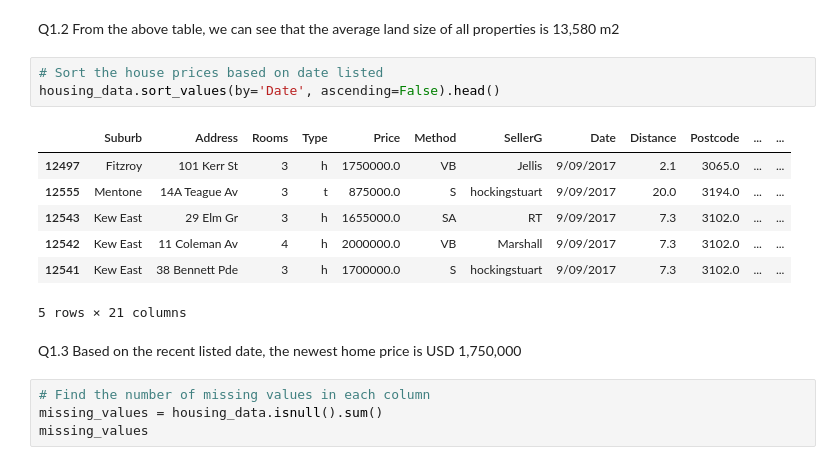
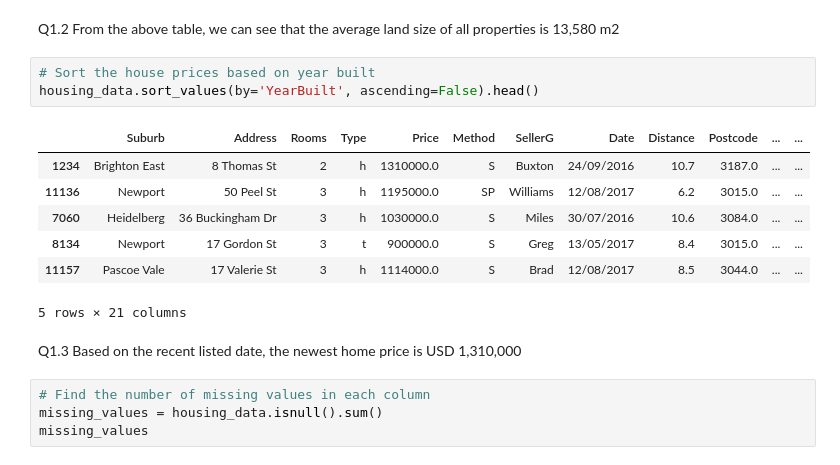
Before and after one commit to samw0627/513_ICTE6, a Jupyter notebook: housing.ipynb, the cells around one changed output. Drawn from its saved outputs; the diff is of its cells as text.

Commit message:
revise housing data

```diff
--- a/housing.ipynb
+++ b/housing.ipynb
@@ -40,18 +40,18 @@ housing_data.describe()
 # %% [markdown]
 Q1.2 From the above table, we can see that the average land size of all properties is 13,580 m2
 # %%
-# Sort the house prices based on date listed
-housing_data.sort_values(by='Date', ascending=False).head()
+# Sort the house prices based on year built
+housing_data.sort_values(by='YearBuilt', ascending=False).head()
 # %% [output]
 |  | Suburb | Address | Rooms | Type | Price | Method | SellerG | Date | Distance | Postcode | ... | ... |
-| 12497 | Fitzroy | 101 Kerr St | 3 | h | 1750000.0 | VB | Jellis | 9/09/2017 | 2.1 | 3065.0 | ... | ... |
-| 12555 | Mentone | 14A Teague Av | 3 | t | 875000.0 | S | hockingstuart | 9/09/2017 | 20.0 | 3194.0 | ... | ... |
-| 12543 | Kew East | 29 Elm Gr | 3 | h | 1655000.0 | SA | RT | 9/09/2017 | 7.3 | 3102.0 | ... | ... |
-| 12542 | Kew East | 11 Coleman Av | 4 | h | 2000000.0 | VB | Marshall | 9/09/2017 | 7.3 | 3102.0 | ... | ... |
-| 12541 | Kew East | 38 Bennett Pde | 3 | h | 1700000.0 | S | hockingstuart | 9/09/2017 | 7.3 | 3102.0 | ... | ... |
+| 1234 | Brighton East | 8 Thomas St | 2 | h | 1310000.0 | S | Buxton | 24/09/2016 | 10.7 | 3187.0 | ... | ... |
+| 11136 | Newport | 50 Peel St | 3 | h | 1195000.0 | SP | Williams | 12/08/2017 | 6.2 | 3015.0 | ... | ... |
+| 7060 | Heidelberg | 36 Buckingham Dr | 3 | h | 1030000.0 | S | Miles | 30/07/2016 | 10.6 | 3084.0 | ... | ... |
+| 8134 | Newport | 17 Gordon St | 3 | t | 900000.0 | S | Greg | 13/05/2017 | 8.4 | 3015.0 | ... | ... |
+| 11157 | Pascoe Vale | 17 Valerie St | 3 | h | 1114000.0 | S | Brad | 12/08/2017 | 8.5 | 3044.0 | ... | ... |
 5 rows × 21 columns
 # %% [markdown]
-Q1.3 Based on the recent listed date, the newest home price is USD 1,750,000
+Q1.3 Based on the recent listed date, the newest home price is USD 1,310,000
 # %%
 # Find the number of missing values in each column
 missing_values = housing_data.isnull().sum()
```
Also changed, not shown: parts of 3 cells of this notebook.
